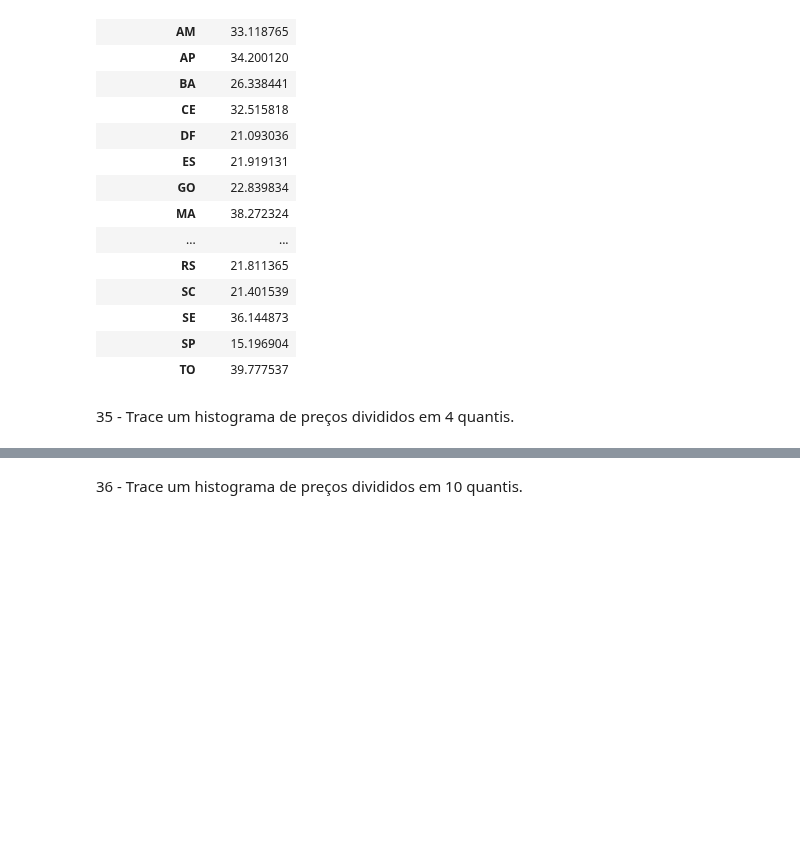
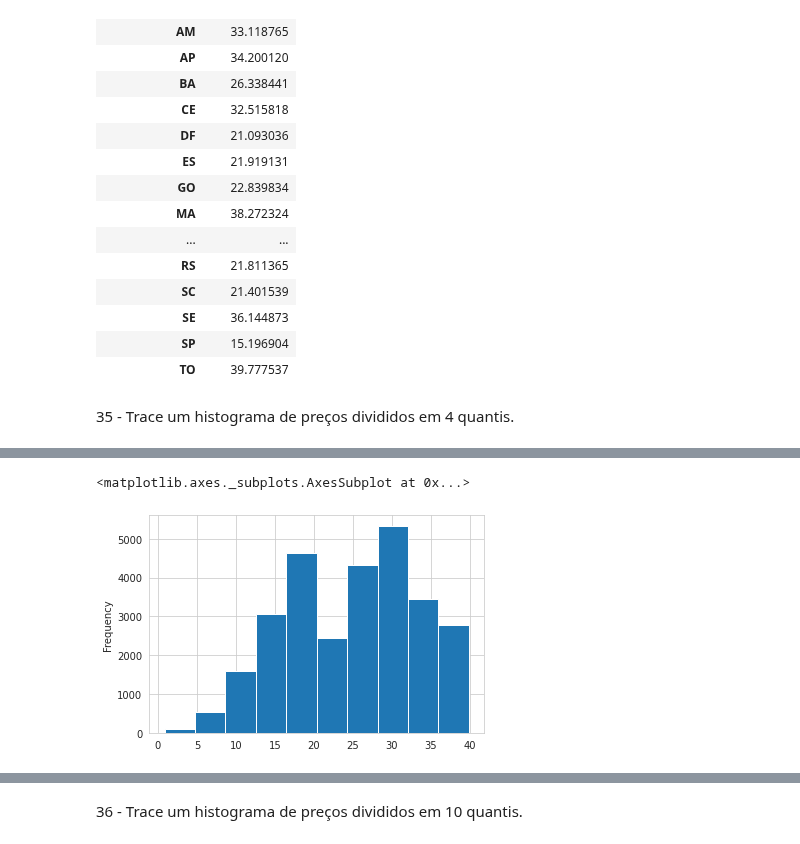
Before and after one commit to skillox1/PADSW06MDCD, a Jupyter notebook: Olist.ipynb, the cells around one changed output, grey strips where cells are left out. Saved outputs shown, nothing was run; the diff lists cells and outputs as text; code cells hidden in the pictures; blank space fills up the shorter version.

```diff
--- a/Olist.ipynb
+++ b/Olist.ipynb
@@ -645,0 +648,6 @@ print(type(q1))
+# %%
+sns.set_style('whitegrid')
+q1['price'].plot(kind='hist')
+# %% [output]
+<matplotlib.axes._subplots.AxesSubplot at 0x...>
+[figure, added]
```
Also changed, not shown: parts of 6 cells of this notebook.
